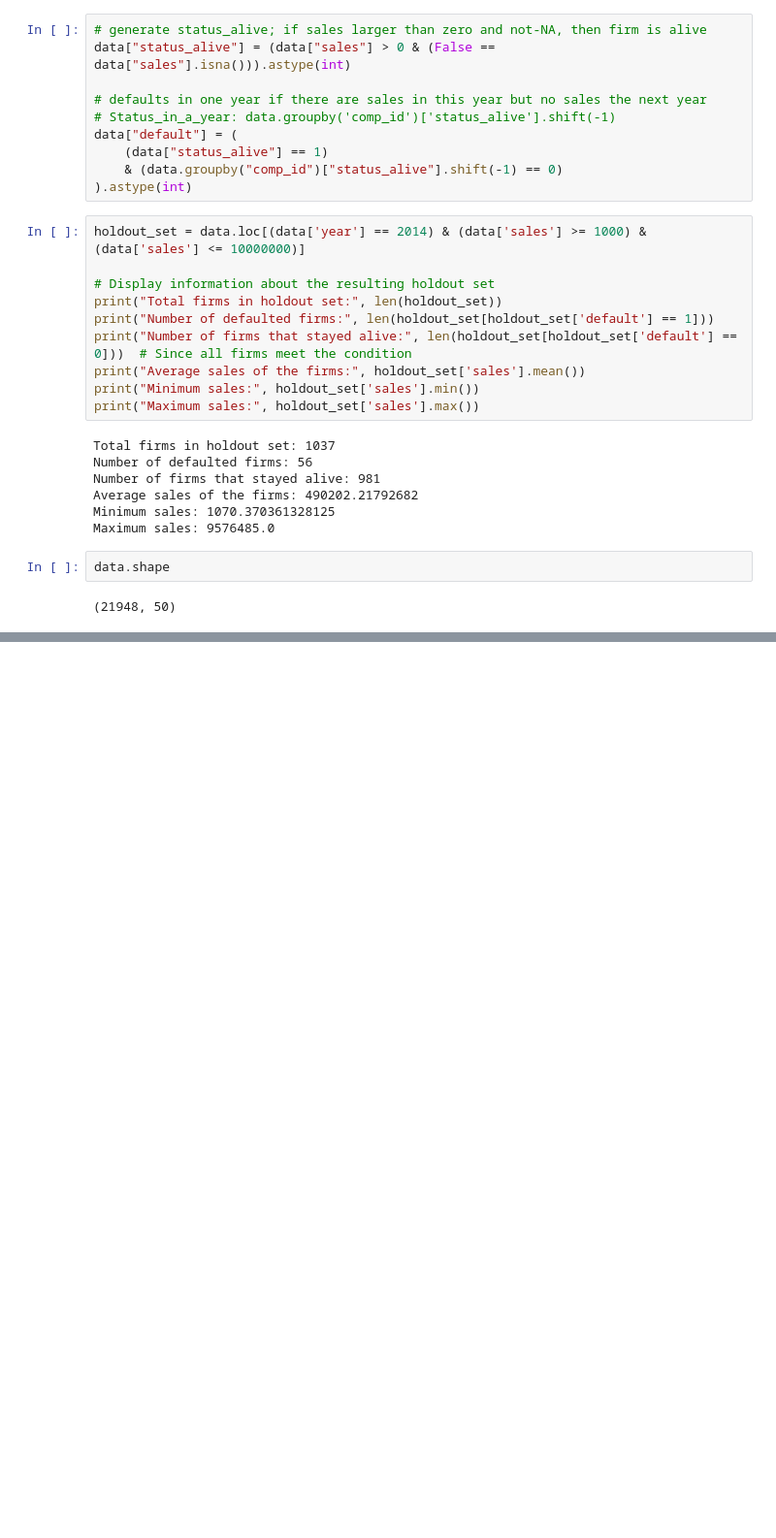
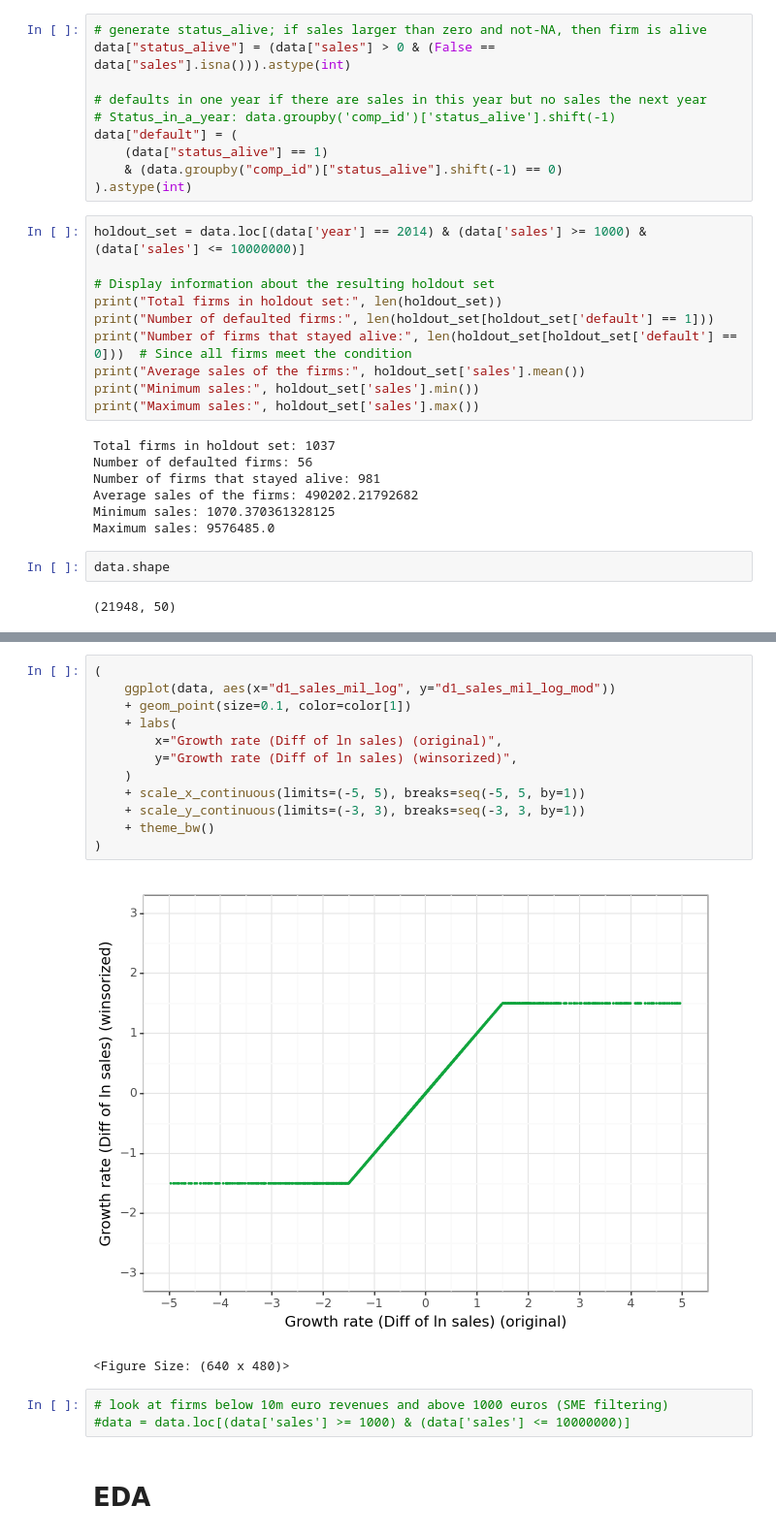
Before and after one commit to mateschieszler/DA3-A3, a Jupyter notebook: DA3_A3_code.ipynb, the cells around one changed output, grey strips where cells are left out. Shown: that part at 97% size. Saved outputs shown, nothing was run; the diff lists cells and outputs as text; blank space fills up the shorter version.

```diff
--- a/DA3_A3_code.ipynb
+++ b/DA3_A3_code.ipynb
@@ -231,0 +523,20 @@ PlotnineError: "Could not evaluate the 'x' mapping: 'COGS' (original error: name
+# %%
+(
+    ggplot(data, aes(x="d1_sales_mil_log", y="d1_sales_mil_log_mod"))
+    + geom_point(size=0.1, color=color[1])
+    + labs(
+        x="Growth rate (Diff of ln sales) (original)",
+        y="Growth rate (Diff of ln sales) (winsorized)",
+    )
+    + scale_x_continuous(limits=(-5, 5), breaks=seq(-5, 5, by=1))
+    + scale_y_continuous(limits=(-3, 3), breaks=seq(-3, 3, by=1))
+    + theme_bw()
+)
+# %% [output]
+[figure, added]
+<Figure Size: (640 x 480)>
+# %%
+# look at firms below 10m euro revenues and above 1000 euros (SME filtering)
+#data = data.loc[(data['sales'] >= 1000) & (data['sales'] <= 10000000)]
+# %% [markdown]
+# EDA
```
Also changed, not shown: parts of 63 cells of this notebook, 2 other files.
